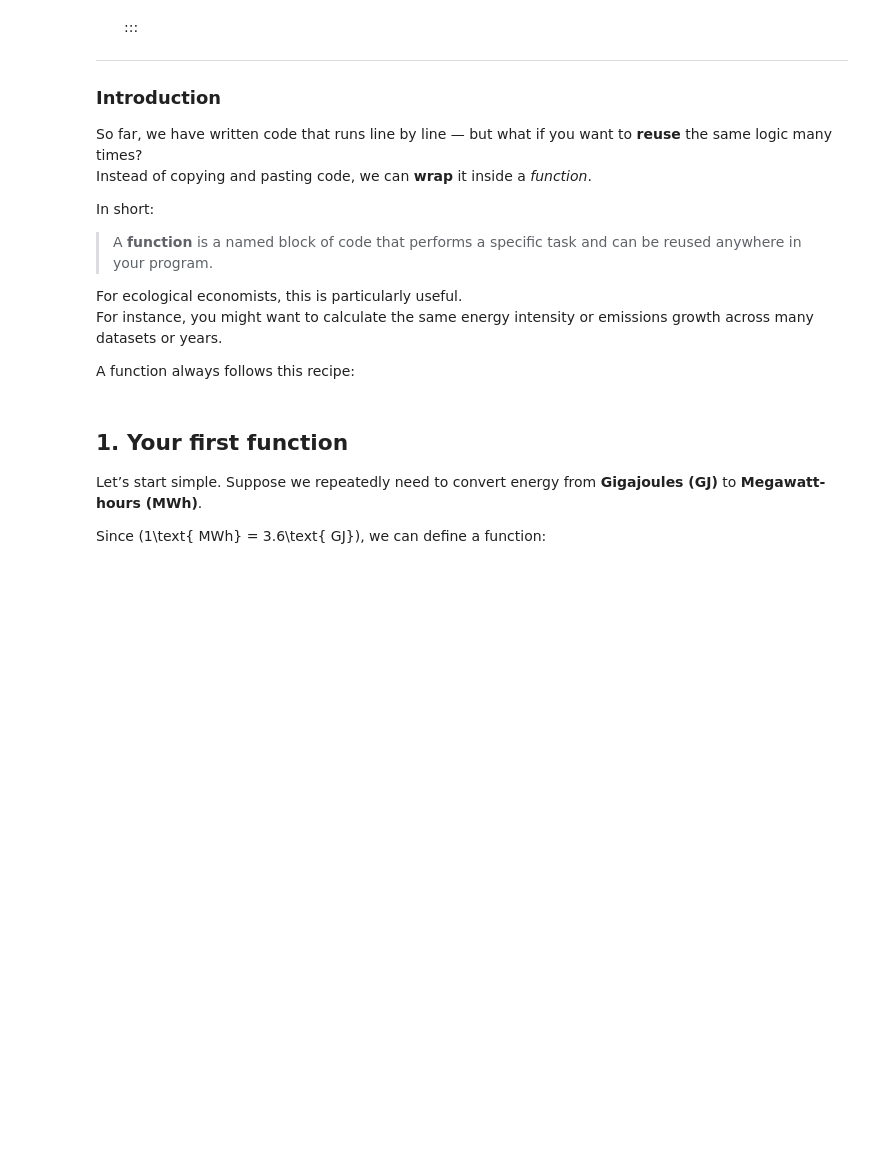
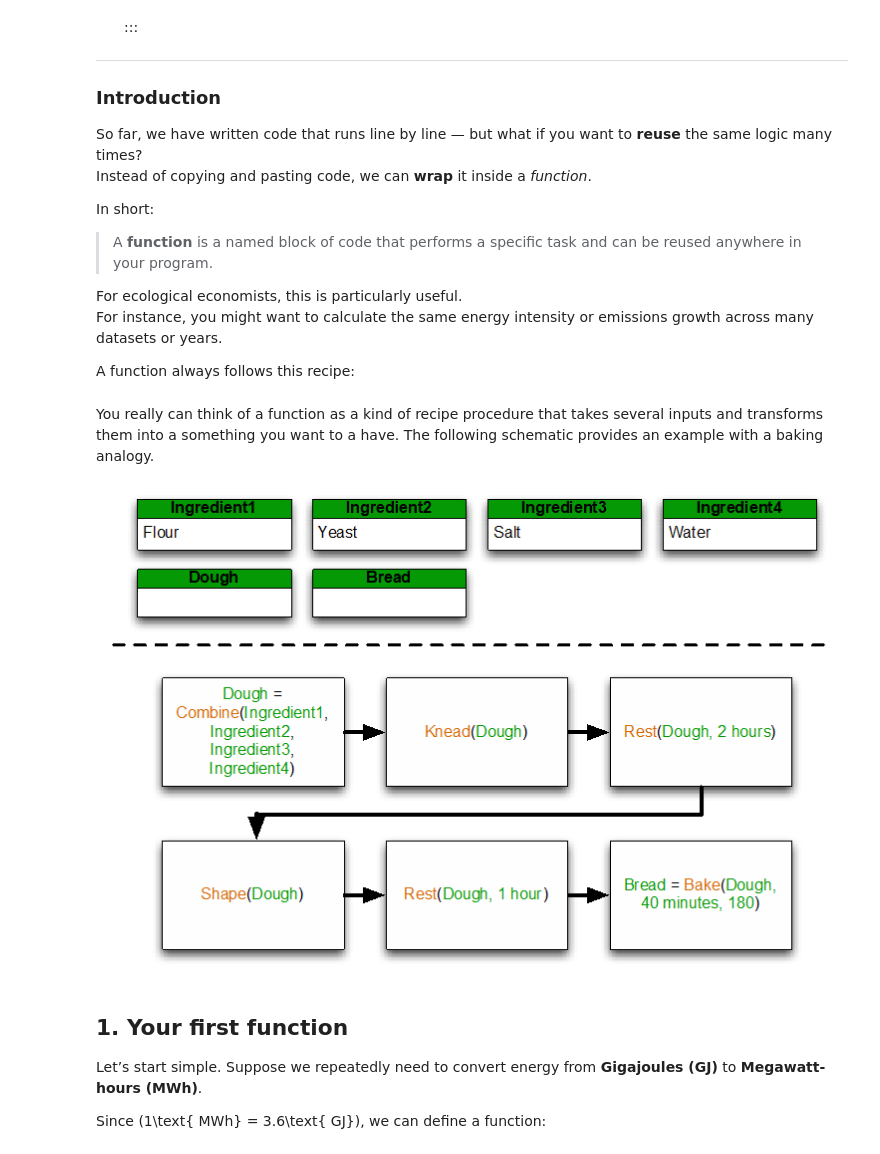
Before and after one commit to yannickoswald/ecoeconbook, a Jupyter notebook: _build/jupyter_execute/intro_python/functions.ipynb, the cells around one changed output. Drawn from its saved outputs; the diff is of its cells as text; code cells hidden in the pictures; blank space fills up the shorter version.

Commit message:
test rebuild after picture loading

```diff
--- a/_build/jupyter_execute/intro_python/functions.ipynb
+++ b/_build/jupyter_execute/intro_python/functions.ipynb
@@ -30,6 +30,15 @@ def function(input):
     ## do something with input
     output = input * 2 # for example
     return output
+# %% [markdown]
+You really can think of a function as a kind of recipe procedure that takes several inputs and transforms them into a something you want to a have. The following schematic provides an example with a baking analogy.
+# %%
+from IPython.display import Image, display
+
+# This renders the file directly without loading it as a PIL object first
+display(Image(filename='pictures/programming_recipe_picture1.png'))
+# %% [output]
+[figure, added]
 # %% [markdown]
 ## 1. Your first function
 
```
Also changed, not shown: 16 other files.
